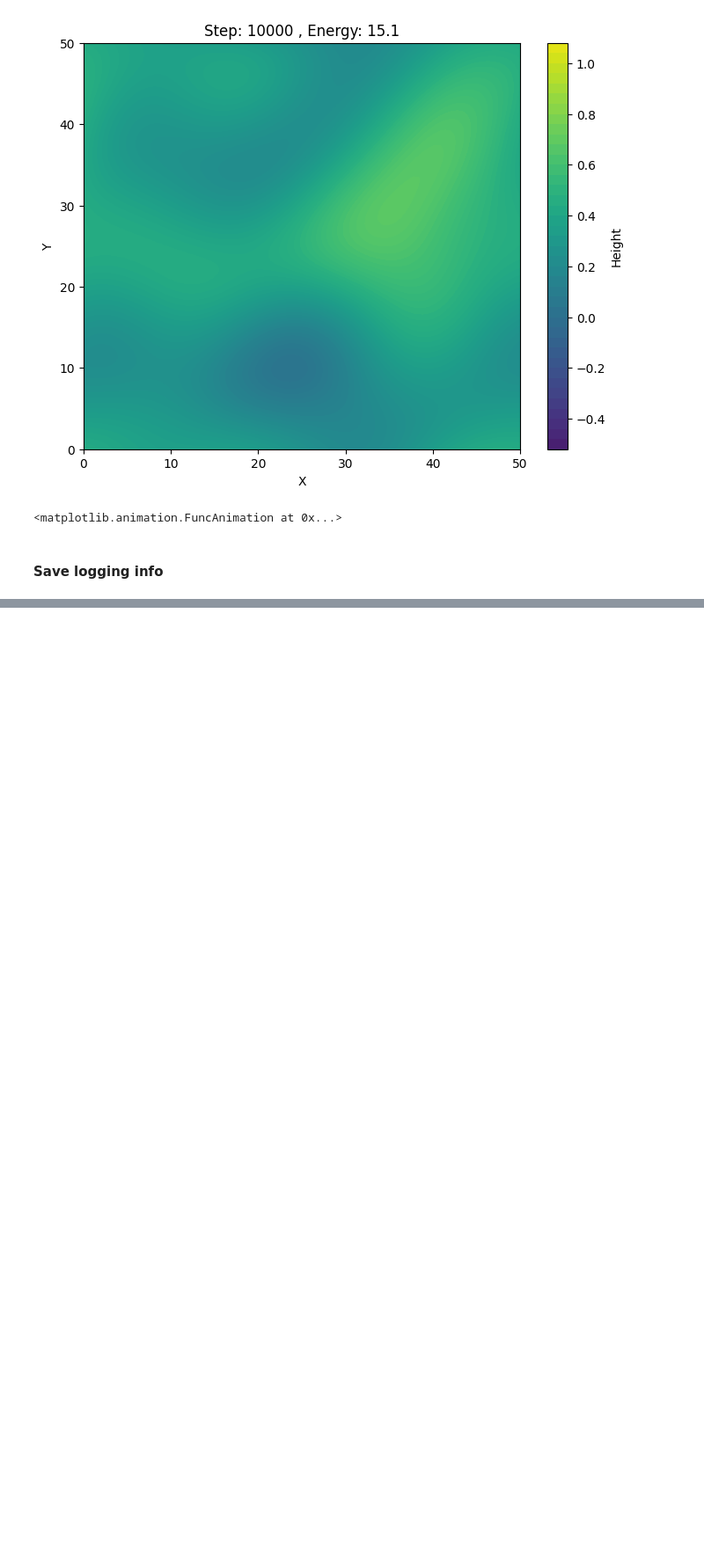
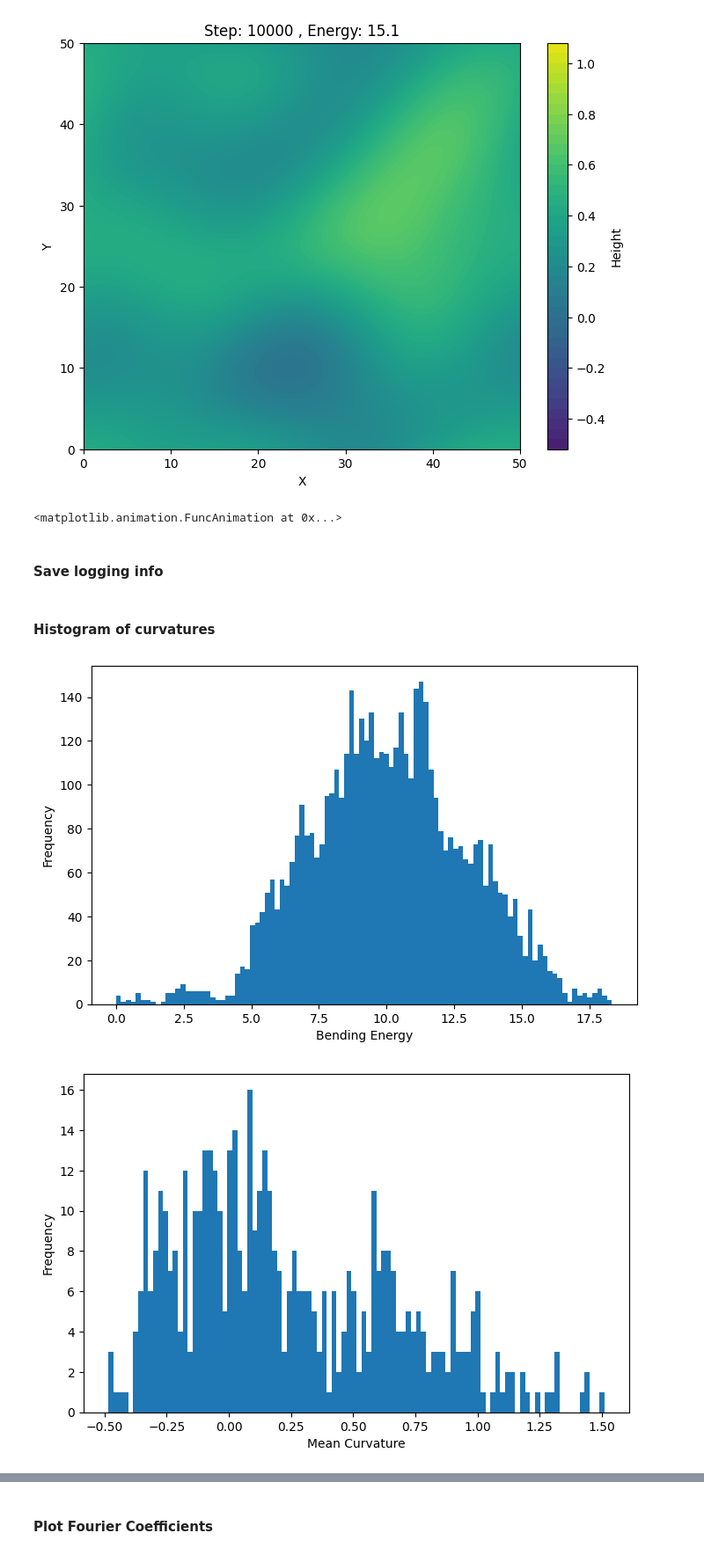
Before and after one commit to ralph-holden/mem_curve, a Jupyter notebook: gen_membrane/gen_mem.ipynb, the cells around one changed output, grey strips where cells are left out. Shown at 88% size. Saved outputs shown, nothing was run; the diff lists cells and outputs as text; code cells hidden in the pictures; blank space fills up the shorter version.

Commit message:
more plots

```diff
--- a/gen_membrane/gen_mem.ipynb
+++ b/gen_membrane/gen_mem.ipynb
@@ -260,3 +260,29 @@ filename = f"./{save_dir}/log.txt"
 # Write the string to the file
 with open(filename, "w") as file:
     file.write(log_str)
+# %% [markdown]
+#### Histogram of curvatures
+# %%
+plt.figure(figsize=[8,5])
+plt.ylabel('Frequency')
+plt.xlabel('Bending Energy')
+plt.hist(energy_lst, bins=100)
+plt.savefig(f'./{save_dir}/Gaussian_curvature_bin.pdf')
+plt.show()
+
+plt.figure(figsize=[8,5])
+plt.ylabel('Frequency')
+plt.xlabel('Mean Curvature')
+plt.hist(H_lst, bins=100)
+plt.savefig(f'./{save_dir}/Gaussian_curvature_bin.pdf')
+plt.show()
+
+plt.figure(figsize=[8,5])
+plt.ylabel('Frequency')
+plt.xlabel('Gaussian Curvature')
+plt.hist(K_lst, bins=100)
+plt.savefig(f'./{save_dir}/Gaussian_curvature_bin.pdf')
+plt.show()
+# %% [output]
+[figure, added]
+[figure, added]
@@ -262,0 +290,2 @@ with open(filename, "w") as file:
+# %% [markdown]
+#### Plot Fourier Coefficients
```
Also changed, not shown: parts of 8 cells of this notebook.
